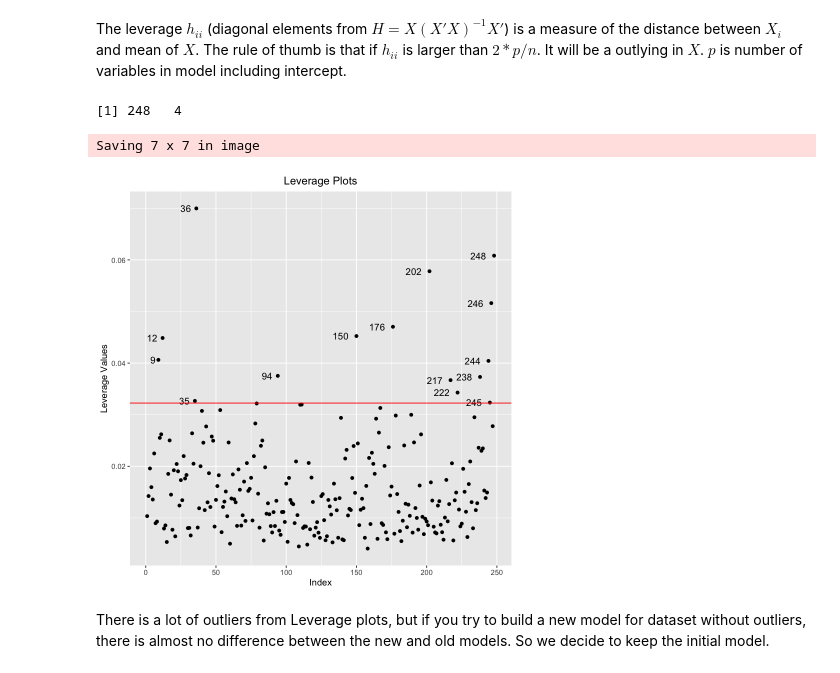
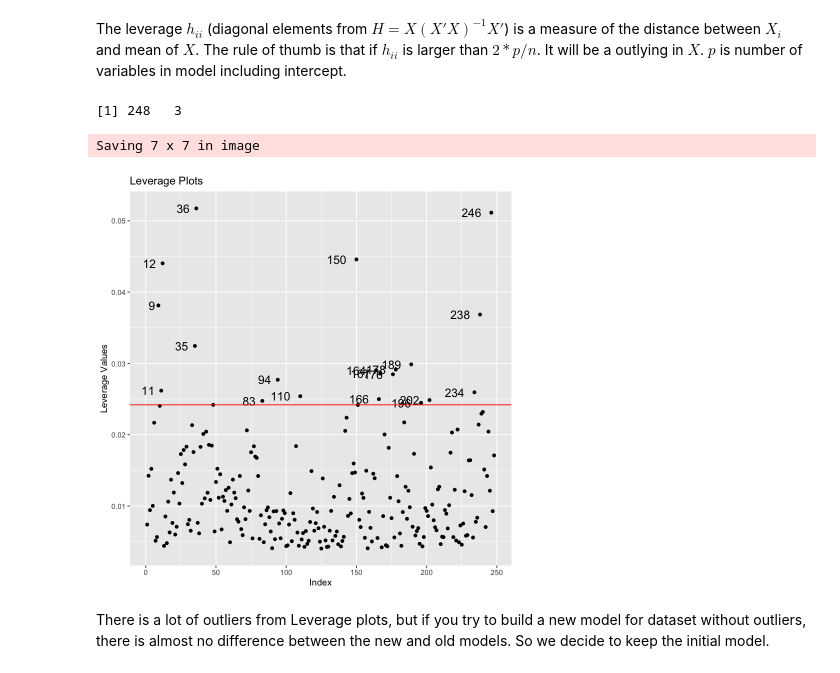
Before and after one commit to heitinamoranika/Module_2, a Jupyter notebook: Code/Module_2.ipynb, the cells around one changed output. Cells and saved outputs as stored; diff of their text form; code cells hidden in the pictures.

```diff
--- a/Code/Module_2.ipynb
+++ b/Code/Module_2.ipynb
@@ -660,6 +791,6 @@ Input our CleanData, and we will not use DENSITY in our following steps
 # %%
-CleanData = read.csv("Data/CleanData.csv",sep=",")
-head(CleanData)
+RawCleanData = read.csv("Data/CleanData.csv",sep=",")
+head(RawCleanData)
 # %% [output]
 A data.frame: 6 × 17
 |  | IDNO | BODYFAT | DENSITY | AGE | WEIGHT | HEIGHT | ADIPOSITY | NECK | CHEST | ABDOMEN | HIP | ... |
@@ -673,6 +806,6 @@ A data.frame: 6 × 17
 # %%
-WholeCleanData=CleanData
-CleanData=CleanData[,-c(1,3)]
+WholeCleanData=RawCleanData
+CleanData=RawCleanData[,-c(1,3)]
 n=dim(CleanData)[1]
 head(CleanData)
 dim(CleanData)
@@ -1382,7 +1616,7 @@ F-statistic: 293.1 on 2 and 245 DF,  p-value: < 2.2e-16
 # %% [markdown]
 The units of variables are different, but we still want to keep the initial unit, the coefficient can fix the unit problem
 # %%
-FinalModel=lm(BODYFAT ~ ABDOMEN + WEIGHT + WRIST,data=CleanData)
+FinalModel=lm(BODYFAT ~ ABDOMEN + WEIGHT,        data=CleanData)
 summary(FinalModel)
 par(mfrow=c(2,2))
 plot(FinalModel)
@@ -1511,25 +1742,23 @@ The leverage $h_{ii}$ (diagonal elements from  $H=X(X'X)^{-1}X'$)  is a measure
 # %%
 dim(model.matrix(FinalModel))
 # %% [output]
-[1] 248   4
+[1] 248   3
 # %%
 p=dim(model.matrix(FinalModel))[2]
 n=dim(model.matrix(FinalModel))[1]
 outliers=which(hatvalues(FinalModel)>2*p/n)
 g=ggplot()+
 geom_point(aes(x=1:n, hatvalues(FinalModel)))+
-geom_text(aes(x=outliers,y=hatvalues(FinalModel)[outliers],
-                label=outliers),size = 4,hjust = 1.5)+
+geom_text(aes(x=outliers,y=hatvalues(FinalModel)[outliers],label=outliers),size = 5,hjust = 1.5)+
 xlab("Index")+
 ylab("Leverage Values")+
 ggtitle("Leverage Plots")+
-theme(plot.title = element_text(hjust = 0.5))+
 geom_hline(yintercept =2*p/n,color="red")
 ggsave("Image/Final_Model_Leverage_Plots.jpeg",g)
 g
 # %% [output]
 Saving 7 x 7 in image
-[figure, old version]
+[figure, new version]
 # %% [markdown]
 There is a lot of outliers from Leverage plots, but if you try to build a new model for dataset without outliers, there is almost no difference between the new and old models. So we decide to keep the initial model.
 # %%
```
Also changed, not shown: parts of 73 cells of this notebook, 31 other files.
